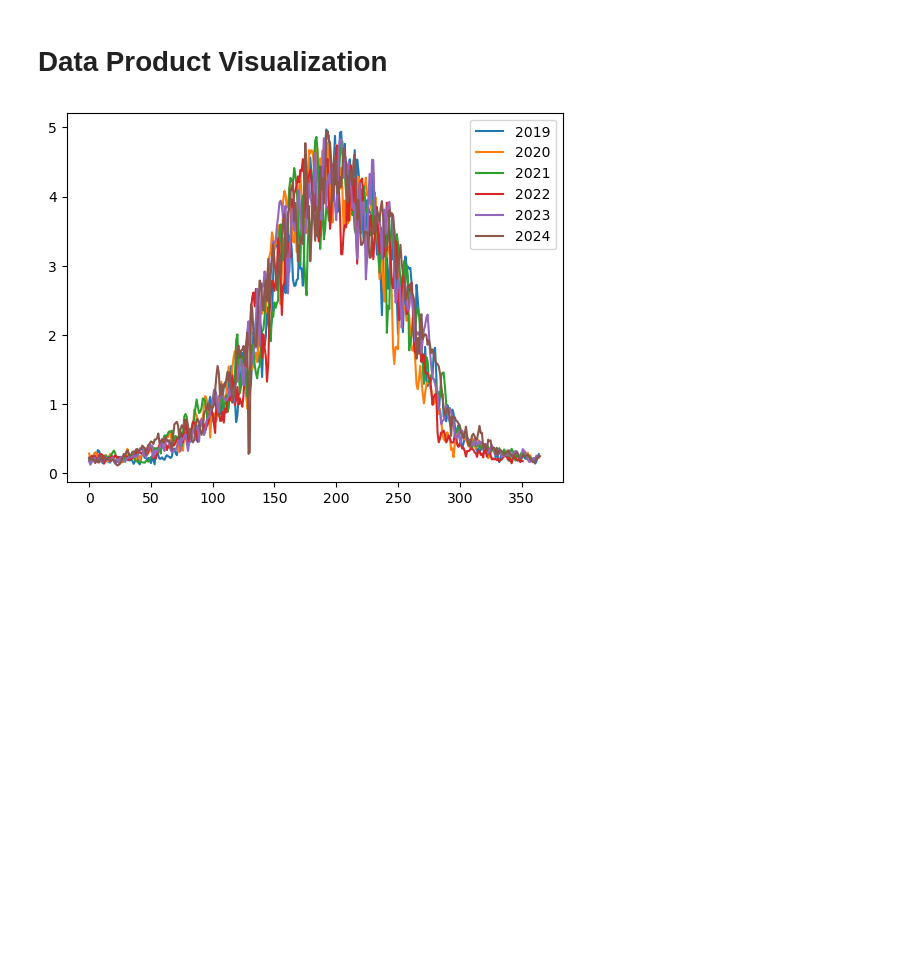
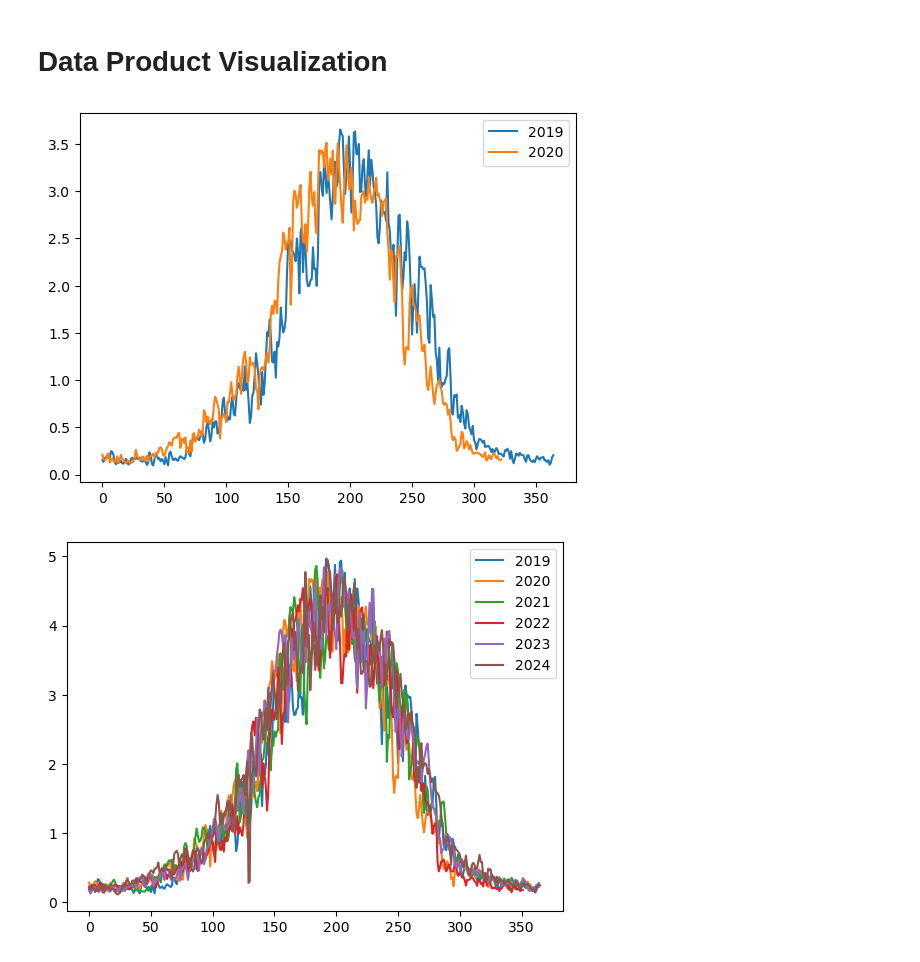
Before and after one commit to RTGS-Lab/Paper-Rozanov-et-al-ML-ET, a Jupyter notebook: pipeline/3. DataStacking.ipynb, the cells around one changed output. Cells and saved outputs as stored; diff of their text form; code cells hidden in the pictures; blank space fills up the shorter version.

```diff
--- a/pipeline/3. DataStacking.ipynb
+++ b/pipeline/3. DataStacking.ipynb
@@ -92,6 +94,6 @@ np.savetxt('./remaining_files.txt', to_process, fmt='%s',delimiter='\n')
 # %%
 '''Raw .npz to yearly .nc'''
-for year in range(2019,2025):
+for year in range(2019,2021): #2025
     ETs = []
     dates = []
     for fname in sorted_fnames:
@@ -123,15 +125,23 @@ for year in range(2019,2025):
         name='Evapotranspiration'
     )
 
-    et_file = f'{root_dir}/ET/ET_{year}.nc'
+    et_file = f'{root_dir}/ET_new/ET_{year}.nc'
     da.to_netcdf(et_file, format="NETCDF4", engine="netcdf4")
 # %% [markdown]
 # Data Product Visualization
 # %%
 data = []
-for year in range(2019, 2025):
-    ds = xr.open_dataset(f'{root_dir}/ET/ET_{year}.nc')#.mean('date')
+for year in range(2019, 2021): #2025
+    ds = xr.open_dataset(f'{root_dir}/ET_new/ET_{year}.nc')#.mean('date')
     data.append(ds.mean(['x','y']).Evapotranspiration.values)
+# %%
+fig, ax = plt.subplots(1,1)
+for idx, i in enumerate(range(2019,2021)): #2025
+    ax.plot(data[idx], label=i)
+plt.legend()
+plt.show()
+# %% [output]
+[figure, added]
 # %%
 fig, ax = plt.subplots(1,1)
 for idx, i in enumerate(range(2019,2025)):
```
Also changed, not shown: parts of 1 cell of this notebook, 2 other files.
